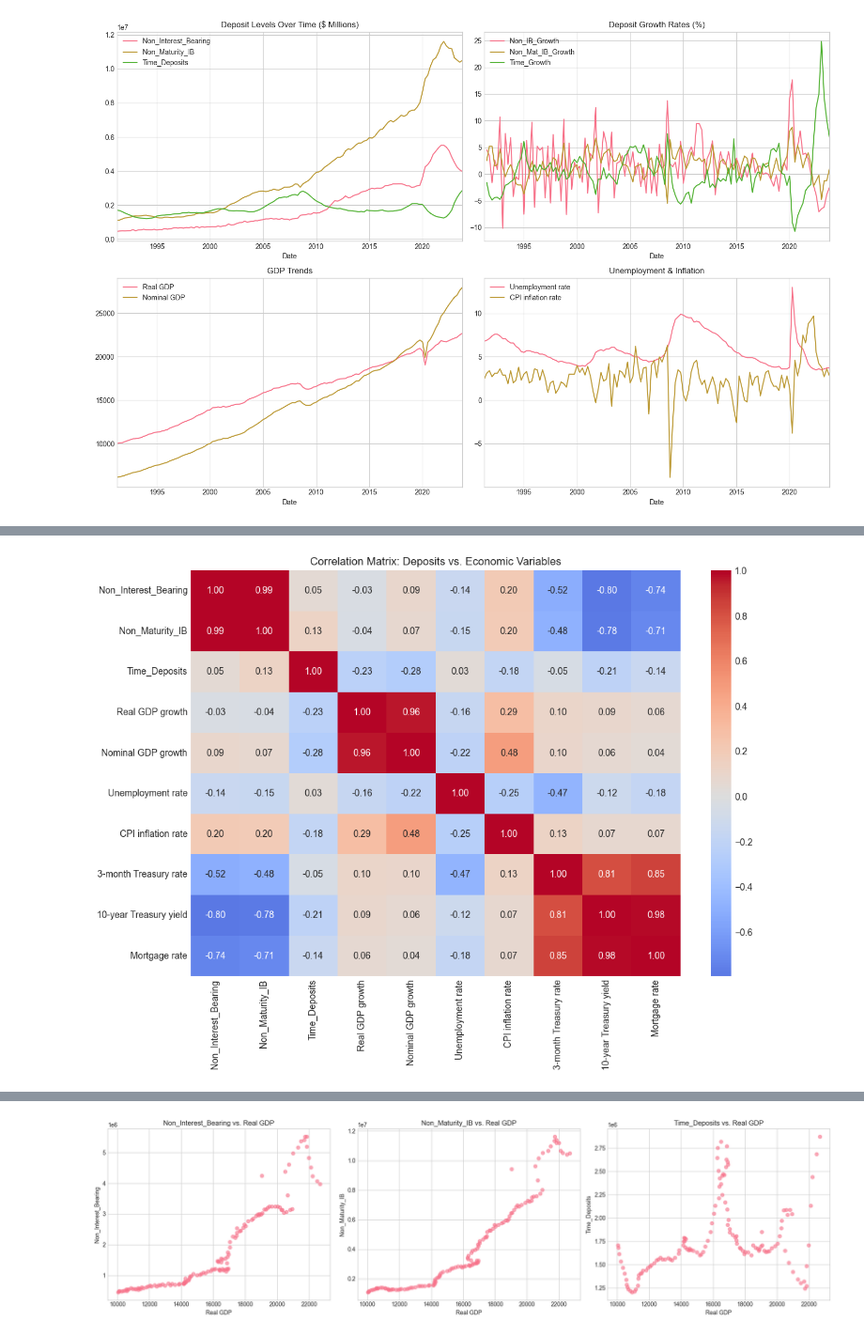
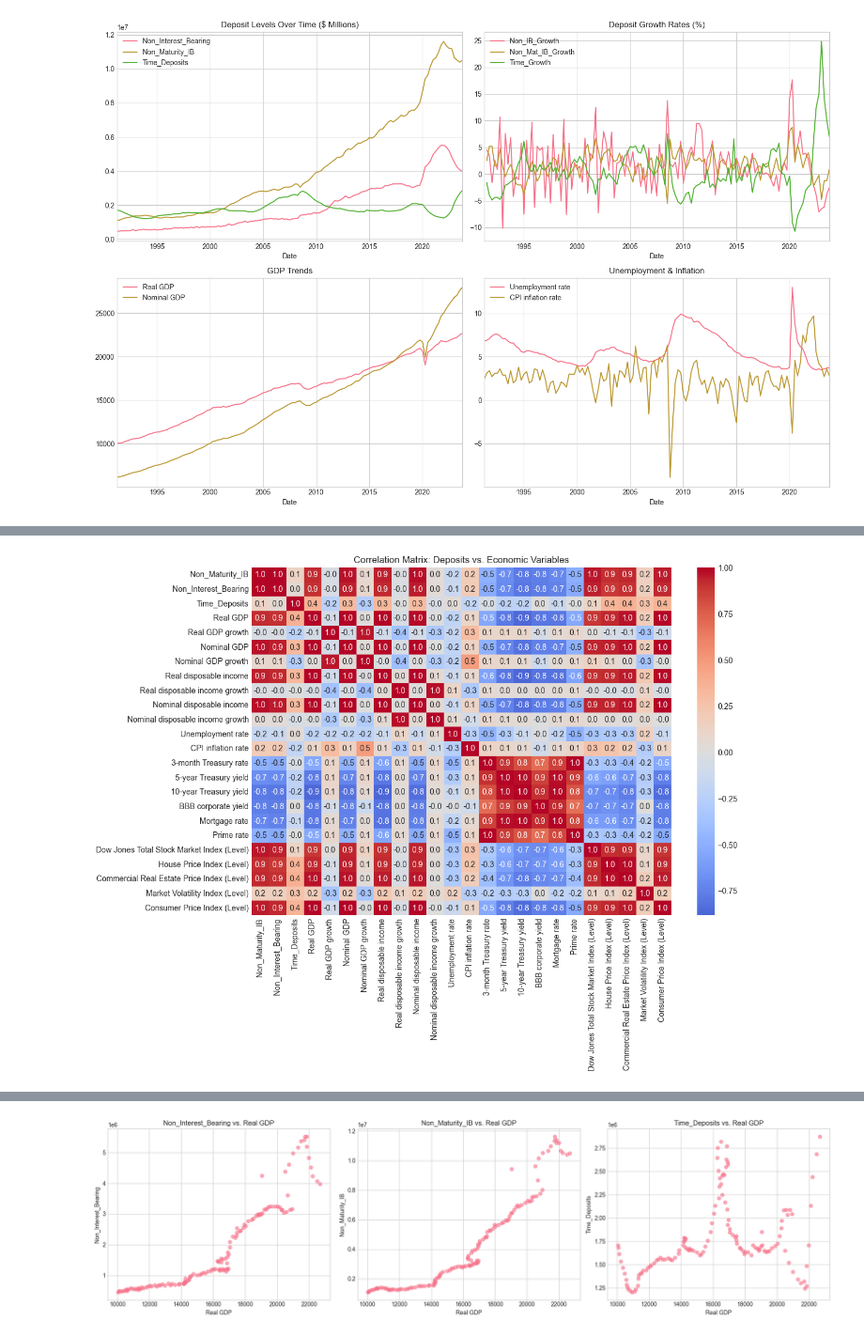
Before and after one commit to divija-rao/Deposit_Modeling, a Jupyter notebook: eda.ipynb, the cells around one changed output, grey strips where cells are left out. Shown at 94% size. Drawn from its saved outputs; the diff is of its cells as text; code cells hidden in the pictures.

Commit message:
EDA Deposits Data and Economic Variables

```diff
--- a/eda.ipynb
+++ b/eda.ipynb
@@ -245,10 +263,10 @@ plt.show()
 # %%
-corr_vars = ['Non_Interest_Bearing', 'Non_Maturity_IB', 'Time_Deposits'] + key_econ_vars
-corr_matrix = merged_historic[corr_vars].corr()
+merged_historic_excl_last3 = merged_historic.iloc[:, :-3]
+corr_matrix = merged_historic_excl_last3.corr()
 plt.figure(figsize=(12, 8))
-sns.heatmap(corr_matrix, annot=True, cmap='coolwarm', center=0, fmt='.2f')
+sns.heatmap(corr_matrix, annot=True, cmap='coolwarm', center=0, fmt='.1f')
 plt.title('Correlation Matrix: Deposits vs. Economic Variables')
-plt.savefig('plots/correlation_heatmap.png', dpi=300, bbox_inches='tight')
+plt.savefig('graphs/correlation_heatmap.png', dpi=300, bbox_inches='tight')
 plt.show()
 # %% [output]
-[figure, old version]
+[figure, new version]
```
Also changed, not shown: parts of 12 cells of this notebook.
